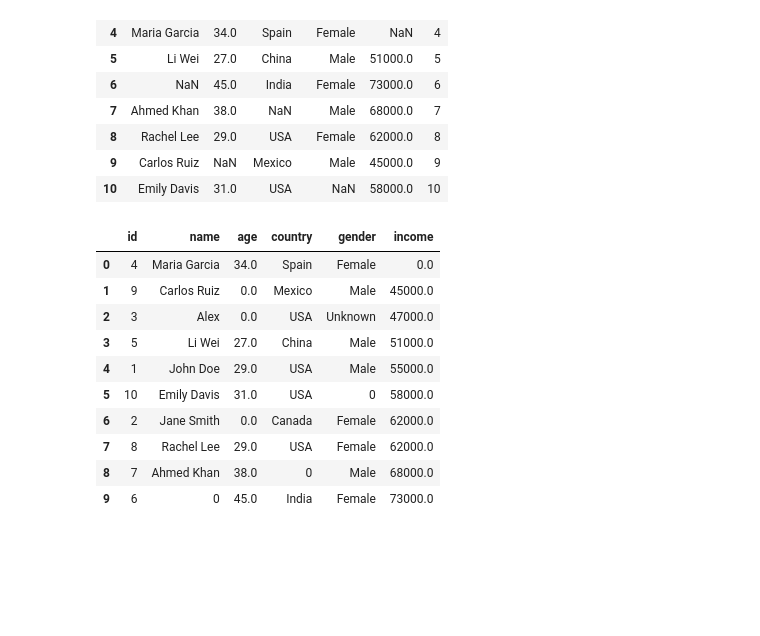
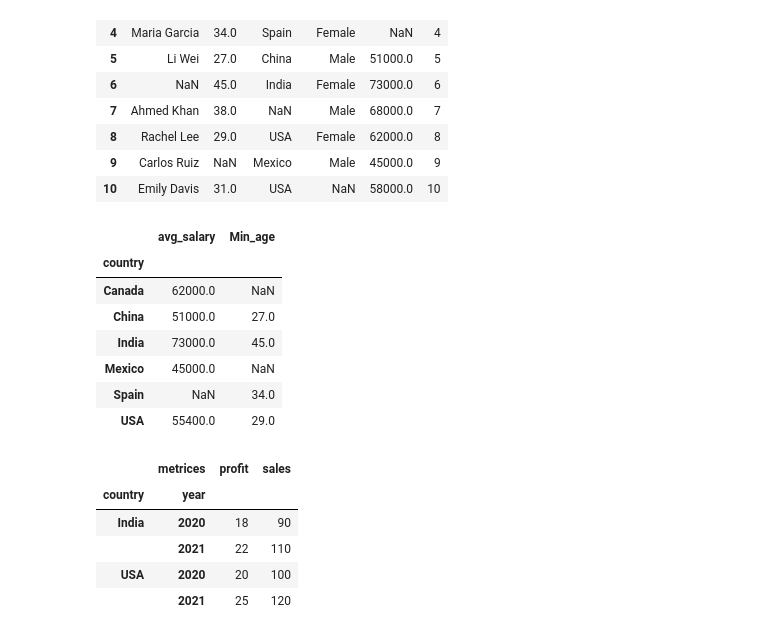
Before and after one commit to Suhailazhr/Pandas_tutorial, a Jupyter notebook: Pandas.Tutorial.ipynb, the cells around one changed output. Drawn from its saved outputs; the diff is of its cells as text; code cells hidden in the pictures; blank space fills up the shorter version.

```diff
--- a/Pandas.Tutorial.ipynb
+++ b/Pandas.Tutorial.ipynb
@@ -493,16 +493,66 @@ df2 = df2.sort_values("income")
 df2 = df2.reset_index(drop=True)
 df2.to_csv("Sorted_data.csv")
 # %%
-df2
+#Grouping and Aggrigation in pandas
+
+df.groupby("country")["income"].mean()
+df.groupby("country")["income"].min()
+df.groupby("country")["income"].max()
+
+df.groupby("gender")["income"].mean()
+
+df.groupby("country")["income"].agg(["mean","max","min"])
+df.groupby("country")["income"].aggregate(avg_salary="mean",max_salary="max",min_salary="min")
+
+df.groupby("country").agg({
+    "income" : "mean",
+    "age" : "mean"
+})
+
+df.groupby("country").agg({
+    "income" : "max",
+    "age" : "mean"
+})
+
+df.groupby("country").agg(
+    avg_salary=("income" , "mean"),
+    Min_age=("age" , "min")
+)
 # %% [output]
-|  | id | name | age | country | gender | income |
-| 0 | 4 | Maria Garcia | 34.0 | Spain | Female | 0.0 |
-| 1 | 9 | Carlos Ruiz | 0.0 | Mexico | Male | 45000.0 |
-| 2 | 3 | Alex | 0.0 | USA | Unknown | 47000.0 |
-| 3 | 5 | Li Wei | 27.0 | China | Male | 51000.0 |
-| 4 | 1 | John Doe | 29.0 | USA | Male | 55000.0 |
-| 5 | 10 | Emily Davis | 31.0 | USA | 0 | 58000.0 |
-| 6 | 2 | Jane Smith | 0.0 | Canada | Female | 62000.0 |
-| 7 | 8 | Rachel Lee | 29.0 | USA | Female | 62000.0 |
-| 8 | 7 | Ahmed Khan | 38.0 | 0 | Male | 68000.0 |
-| 9 | 6 | 0 | 45.0 | India | Female | 73000.0 |
+|  | avg_salary | Min_age |
+| country |  |  |
+| Canada | 62000.0 | NaN |
+| China | 51000.0 | 27.0 |
+| India | 73000.0 | 45.0 |
+| Mexico | 45000.0 | NaN |
+| Spain | NaN | 34.0 |
+| USA | 55400.0 | 29.0 |
+# %%
+df = pd.DataFrame({
+    "country": ["USA", "USA", "India", "India"],
+    "year": [2020, 2021, 2020, 2021],
+    "sales": [100, 120, 90, 110],
+    "profit": [20, 25, 18, 22]
+})
+#melt fnx ---> convert wide to long formate
+melted_df = df.melt(
+    id_vars=["country","year"],
+    value_vars=["sales","profit"],
+    var_name="metrices",
+    value_name="value"
+)
+
+#pivot fnx ---> convert long to wide formate
+
+melted_df.pivot(
+    index=["country","year"],
+    columns="metrices",
+    values="value"
+)
+# %% [output]
+|  | metrices | profit | sales |
+| country | year |  |  |
+| India | 2020 | 18 | 90 |
+|  | 2021 | 22 | 110 |
+| USA | 2020 | 20 | 100 |
+|  | 2021 | 25 | 120 |
```
Also changed, not shown: parts of 5 cells of this notebook, 1 other file.
